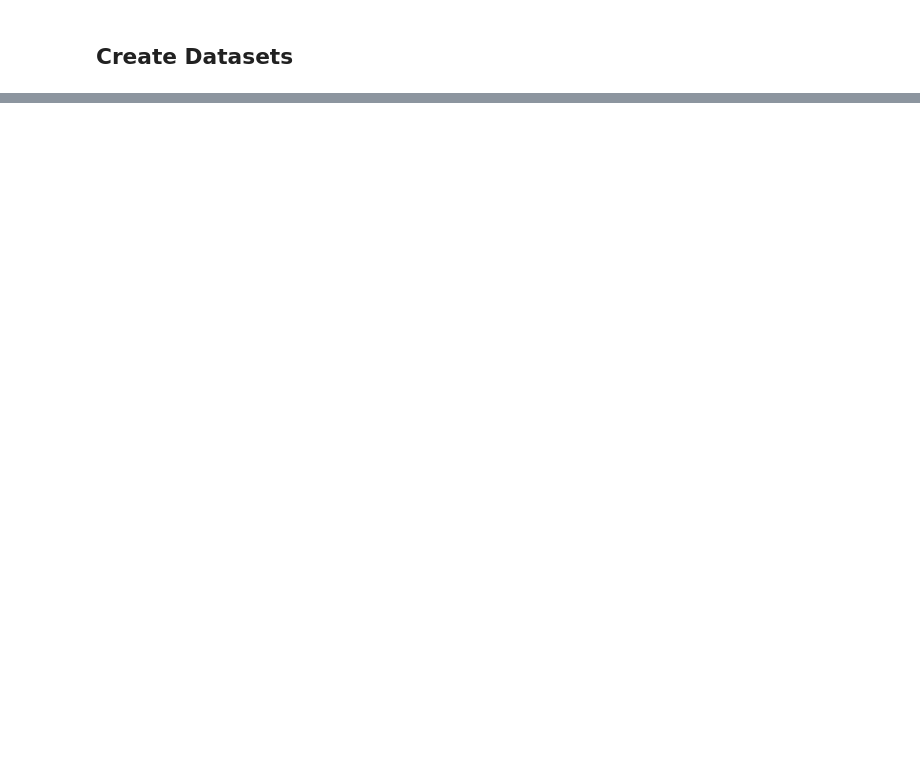
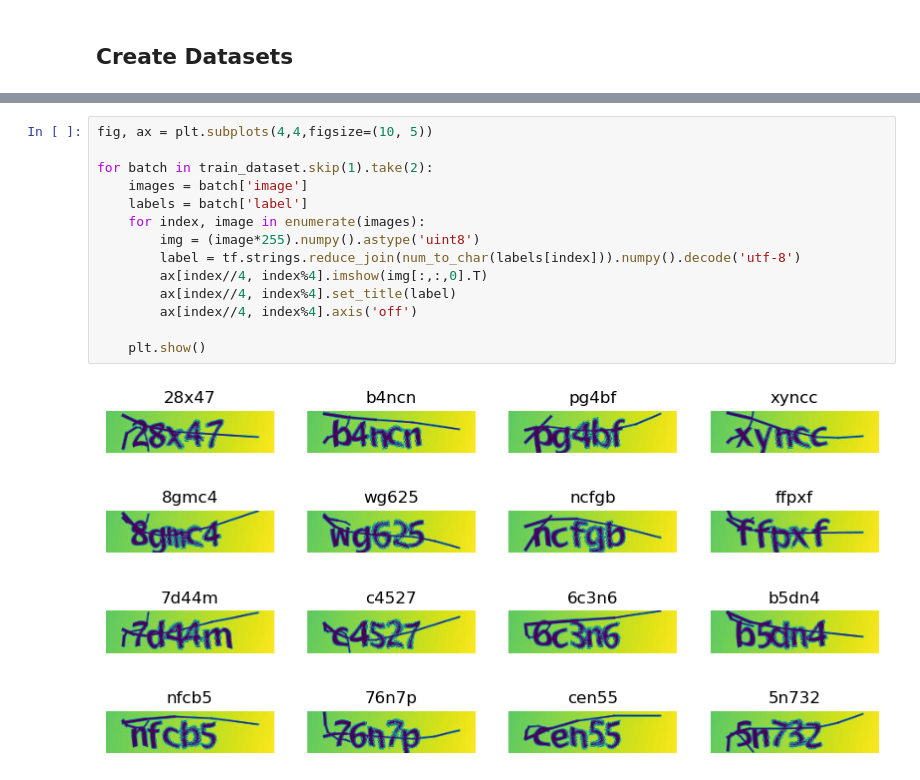
Before and after one commit to harpreetsinghsandhu021/ocr-on-captchas, a Jupyter notebook: ocr-for-reading-captchas.ipynb, the cells around one changed output, grey strips where cells are left out. Saved outputs shown, nothing was run; the diff lists cells and outputs as text; blank space fills up the shorter version.

```diff
--- a/ocr-for-reading-captchas.ipynb
+++ b/ocr-for-reading-captchas.ipynb
@@ -150,0 +215,16 @@ def encode_single_sample(img_path, label):
+# %%
+fig, ax = plt.subplots(4,4,figsize=(10, 5))
+
+for batch in train_dataset.skip(1).take(2):
+    images = batch['image']
+    labels = batch['label']
+    for index, image in enumerate(images):
+        img = (image*255).numpy().astype('uint8')
+        label = tf.strings.reduce_join(num_to_char(labels[index])).numpy().decode('utf-8')
+        ax[index//4, index%4].imshow(img[:,:,0].T)
+        ax[index//4, index%4].set_title(label)
+        ax[index//4, index%4].axis('off')
+
+    plt.show()
+# %% [output]
+[figure, added]
```
Also changed, not shown: parts of 29 cells of this notebook.
